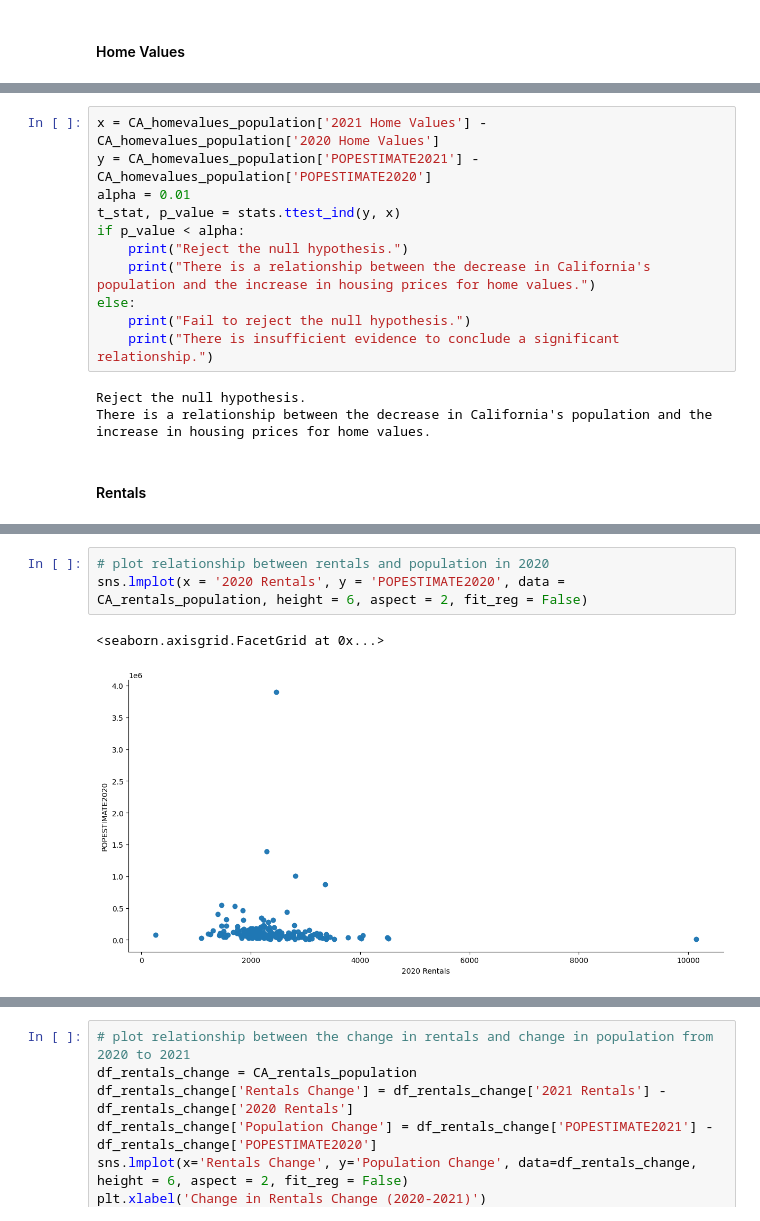
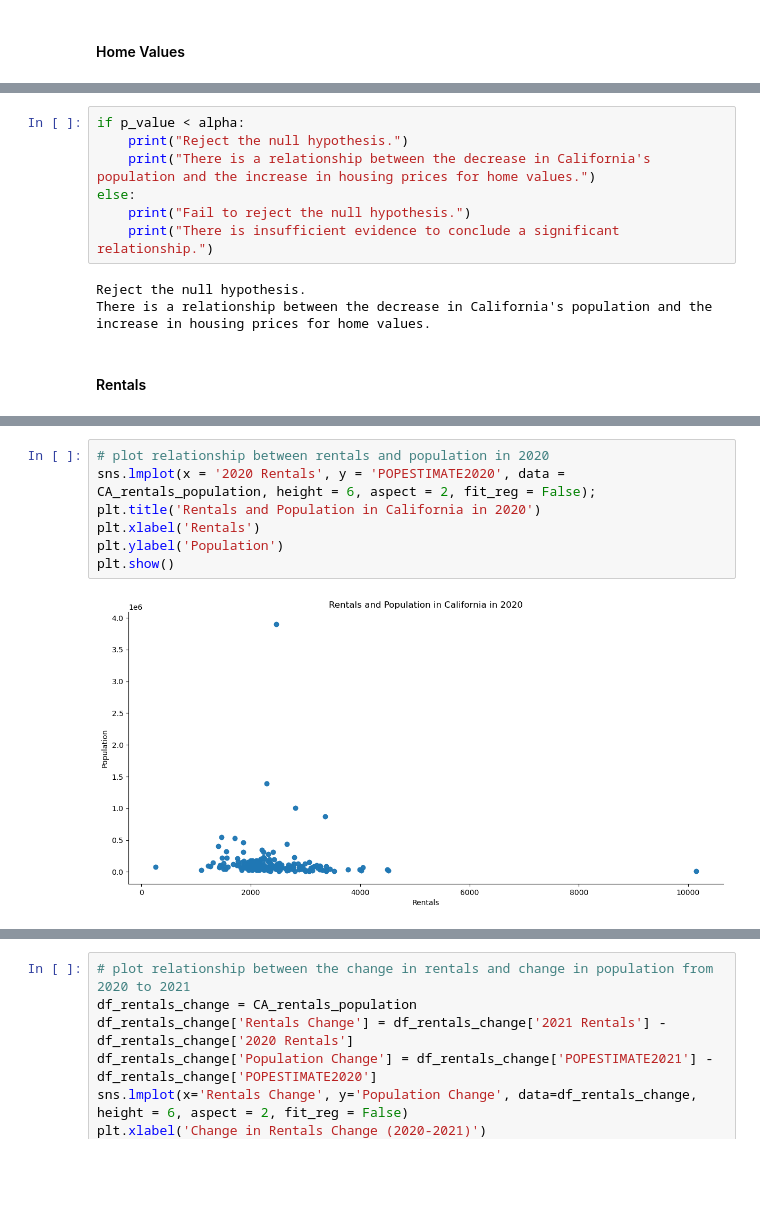
Before and after one commit to ahvuong/COGS108_Data_Science_In_Practice, a Jupyter notebook: EDACheckpointGroup_Sp23_AAA-H.ipynb, the cells around one changed output, grey strips where cells are left out. Cells and saved outputs as stored; diff of their text form; blank space fills up the shorter version.

```diff
--- a/EDACheckpointGroup_Sp23_AAA-H.ipynb
+++ b/EDACheckpointGroup_Sp23_AAA-H.ipynb
@@ -1012,8 +1030,4 @@ plt.show()
 # %%
-x = CA_homevalues_population['2021 Home Values'] - CA_homevalues_population['2020 Home Values']
-y = CA_homevalues_population['POPESTIMATE2021'] - CA_homevalues_population['POPESTIMATE2020']
-alpha = 0.01
-t_stat, p_value = stats.ttest_ind(y, x)
 if p_value < alpha:
     print("Reject the null hypothesis.")
     print("There is a relationship between the decrease in California's population and the increase in housing prices for home values.")
@@ -1036,9 +1050,12 @@ CA_rentals_population.head()
 | 4 | Manhattan Beach | CA | Los Angeles County | 4500.53 | 4735.68 | 35377 | 34601 |
 # %%
 # plot relationship between rentals and population in 2020
-sns.lmplot(x = '2020 Rentals', y = 'POPESTIMATE2020', data = CA_rentals_population, height = 6, aspect = 2, fit_reg = False)
+sns.lmplot(x = '2020 Rentals', y = 'POPESTIMATE2020', data = CA_rentals_population, height = 6, aspect = 2, fit_reg = False);
+plt.title('Rentals and Population in California in 2020')
+plt.xlabel('Rentals')
+plt.ylabel('Population')
+plt.show()
 # %% [output]
-<seaborn.axisgrid.FacetGrid at 0x...>
-[figure, old version]
+[figure, new version]
 # %%
 # plot relationship between rentals and population in 2021
```
Also changed, not shown: parts of 17 cells of this notebook.
